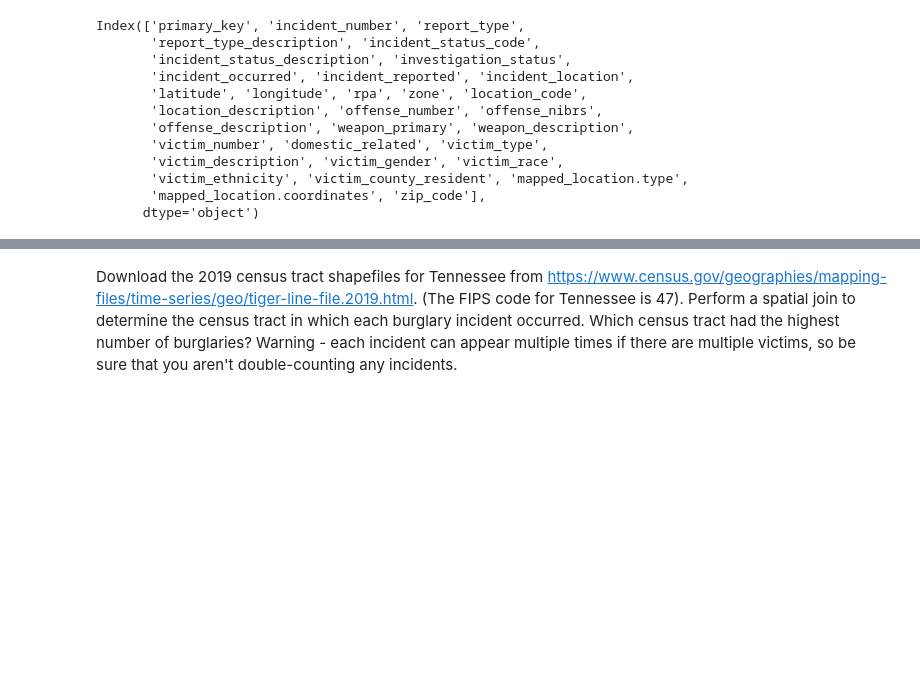
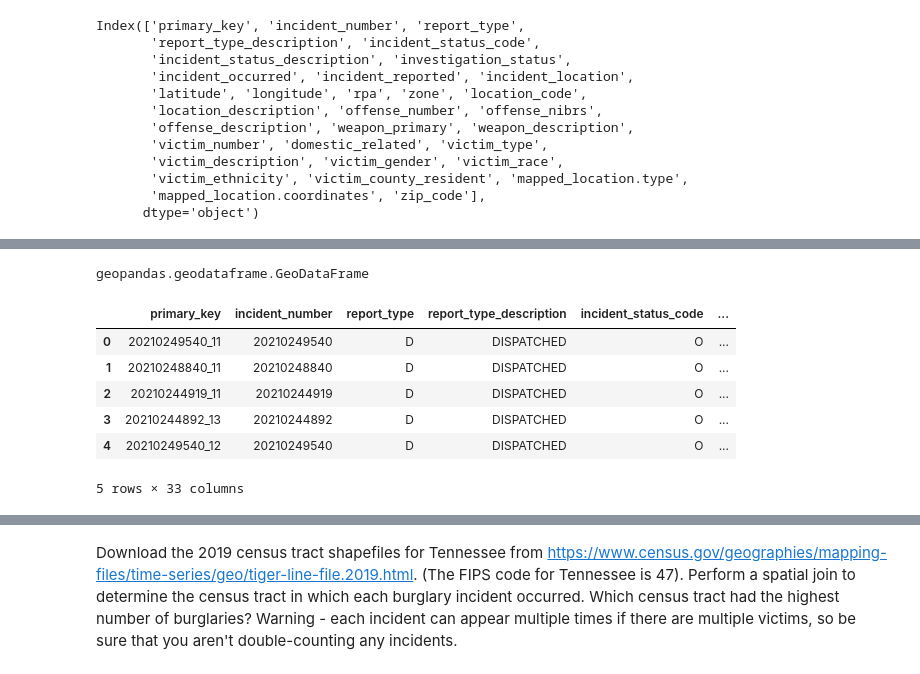
Before and after one commit to nss-data-science-cohort-5/geospatial_api-orange-oscelots, a Jupyter notebook: orange osclets burglary notebook.ipynb, the cells around one changed output, grey strips where cells are left out. Cells and saved outputs as stored; diff of their text form; code cells hidden in the pictures; blank space fills up the shorter version.

```diff
--- a/orange osclets burglary notebook.ipynb
+++ b/orange osclets burglary notebook.ipynb
@@ -125,0 +149,8 @@ burglary_df.
+# %%
+###need to combine burglary_df and tn_tracts
+### to do that need both to be geopandas and burglary_df isn't
+### it does have lat and long, but they are objects, so I need them to be floats
+###try: weather["Temp"] = weather.Temp.astype(float)
+### should probably try to do this as a loop so I'm not running same code for lat and long, may come back to do that
+burglary_df['latitude']= burglary_df.latitude.astype(float)
+burglary_df['longitude']= burglary_df.longitude.astype(float)
@@ -125,0 +181,14 @@ burglary_df.
+# %%
+type(burglary_df_geo)
+# %% [output]
+geopandas.geodataframe.GeoDataFrame
+# %%
+burglary_df_geo.head()
+# %% [output]
+|  | primary_key | incident_number | report_type | report_type_description | incident_status_code | ... |
+| 0 | 20210249540_11 | 20210249540 | D | DISPATCHED | O | ... |
+| 1 | 20210248840_11 | 20210248840 | D | DISPATCHED | O | ... |
+| 2 | 20210244919_11 | 20210244919 | D | DISPATCHED | O | ... |
+| 3 | 20210244892_13 | 20210244892 | D | DISPATCHED | O | ... |
+| 4 | 20210249540_12 | 20210249540 | D | DISPATCHED | O | ... |
+5 rows × 33 columns
```
Also changed, not shown: parts of 57 cells of this notebook.
